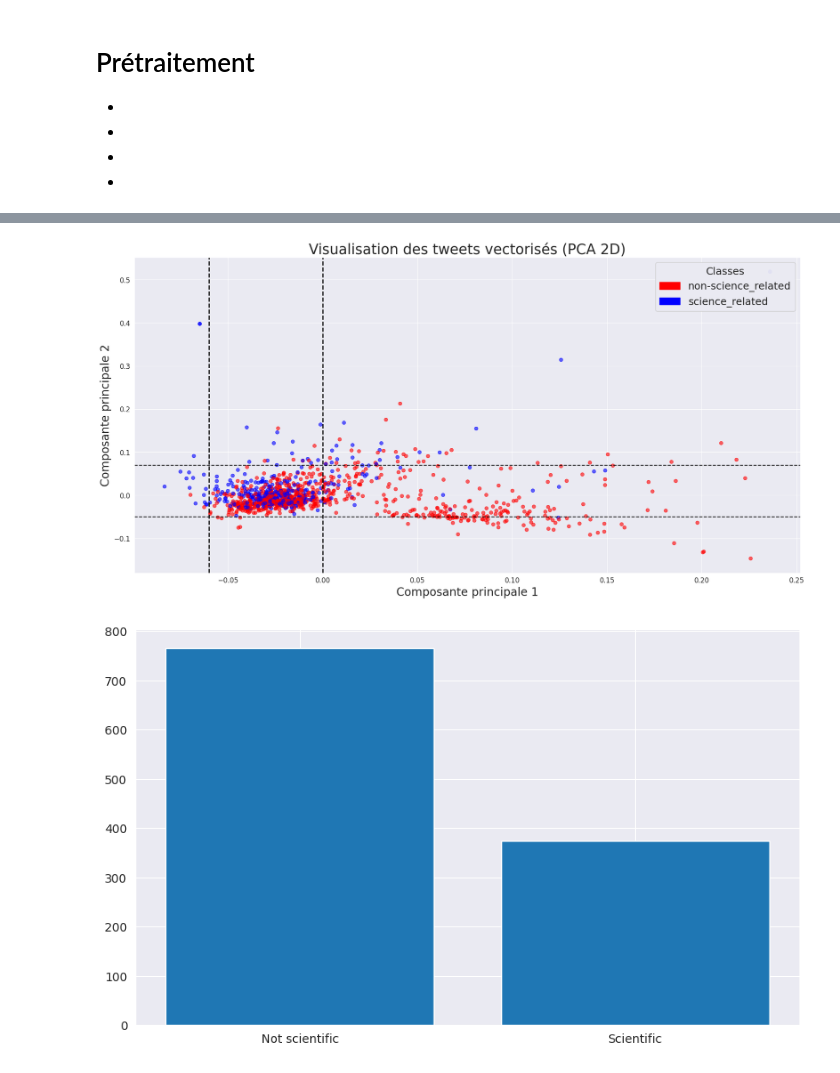
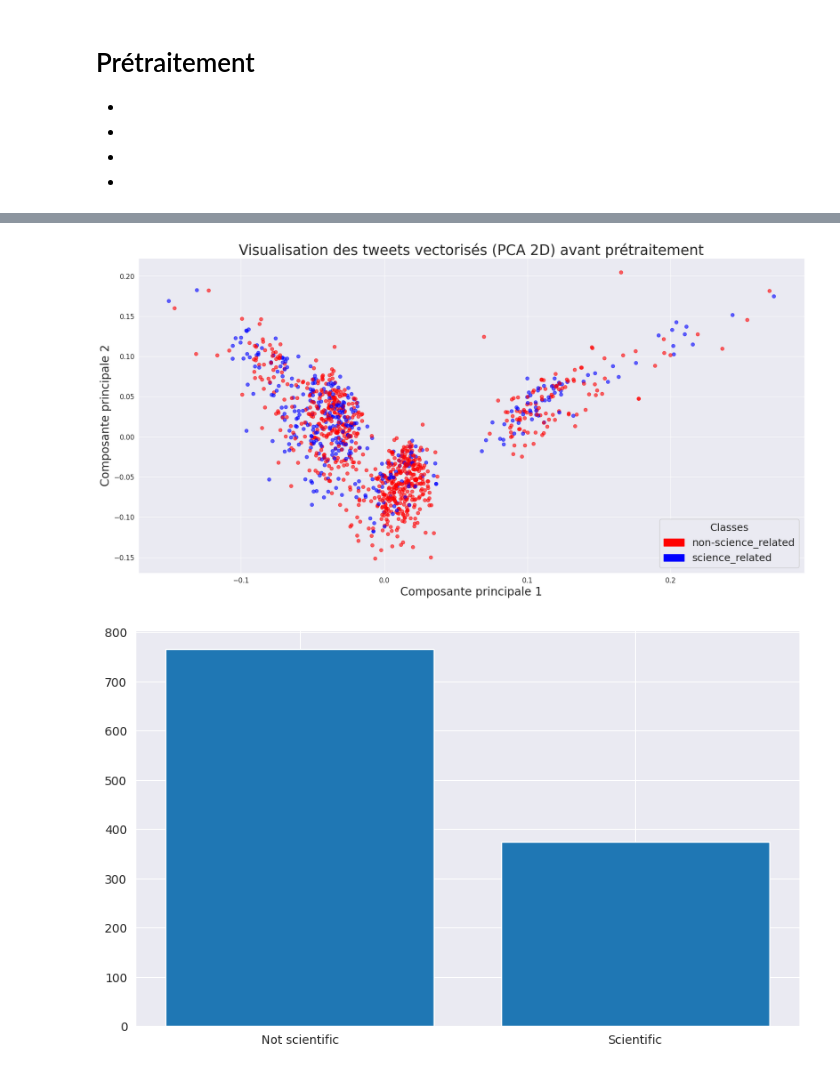
Before and after one commit to RaphaelRibes/machine-learning, a Jupyter notebook: Notebook-infos-pertinentes.ipynb, the cells around one changed output, grey strips where cells are left out. Cells and saved outputs as stored; diff of their text form; code cells hidden in the pictures.

```diff
--- a/Notebook-infos-pertinentes.ipynb
+++ b/Notebook-infos-pertinentes.ipynb
@@ -101,0 +62,25 @@ filtered_words = [[word for word in row if word not in mots_a_supprimer] for row
+# %%
+# Téléchargement des ressources NLTK
+#nltk.download('stopwords')
+#nltk.download('punkt')
+#nltk.download('wordnet')
+
+# Chargement des données
+file_path = 'scitweets_export.tsv'
+df = pd.read_csv(file_path, sep='\t')
+
+# Prétraitement du texte (identique à votre version)
+stop_words = set(stopwords.words('english'))
+custom_stop_words = {"http", "https", "rt", "co", "amp", "via"}
+#negations = {"not", "no", "nor", "neither", "never", "none"}
+stop_words.update(custom_stop_words)
+lemmatizer = WordNetLemmatizer()
+
+def preprocess_tweet(tweet):
+    tweet = re.sub(r"@\w+|\W", " ", tweet)
+    tweet = tweet.lower()
+    tokens = word_tokenize(tweet)
+    tokens = [lemmatizer.lemmatize(word) for word in tokens if word not in stop_words]
+    return " ".join(tokens)
+
+df['cleaned_text'] = df['text'].apply(preprocess_tweet)
@@ -133,7 +134,8 @@ def remake_sentences(sentence_list):
         phrase = ""
     return(sentence_join)
 # %%
-X = remake_sentences(filtered_words)  # Utiliser uniquement la colonne 'text' comme feature
+#X = remake_sentences(filtered_words)  # Utiliser uniquement la colonne 'text' comme feature
+X = df["text"]
 y_binary = df['science_related']  # Étiquette binaire (scientifique ou non)
 
 
@@ -157,40 +159,40 @@ X_pca = pca.fit_transform(X_vec.toarray())
 plt.figure(figsize=(21, 10))
 
 # SCATTERPLOT avec couleur en fonction des classes (y_binary)
 scatter = plt.scatter(X_pca[:, 0], X_pca[:, 1], c=y_binary, cmap=ListedColormap(['red', 'blue']), alpha=0.6)
 
 # LÉGENDE 1 : pour y_binary
 # Créer des étiquettes de couleur
 class_labels = {0: 'non-science_related', 1: 'science_related'}
 unique_classes = np.unique(y_binary)
 
 handles = [
     mpatches.Patch(color=scatter.cmap(scatter.norm(cls)), label=class_labels[cls])
     for cls in unique_classes
 ]
 
-legend1 = plt.legend(handles=handles, title='Classes', loc='upper right', prop={'size': 18}, title_fontsize=18)
+legend1 = plt.legend(handles=handles, title='Classes', loc='lower right', prop={'size': 18}, title_fontsize=18)
 plt.gca().add_artist(legend1)
 
 # Ajouter les lignes rouges (zones de découpe)
-v1 = plt.axvline(x=-0.06, color='black', linestyle='--', linewidth=2)
-v2 = plt.axvline(x=0, color='black', linestyle='--', linewidth=2)
-h1 = plt.axhline(y=0.07, color='black', linestyle='--')
-h2 = plt.axhline(y=-0.05, color='black', linestyle='--')
+#v1 = plt.axvline(x=-0.06, color='black', linestyle='--', linewidth=2)
+#v2 = plt.axvline(x=0, color='black', linestyle='--', linewidth=2)
+#h1 = plt.axhline(y=0.07, color='black', linestyle='--')
+#h2 = plt.axhline(y=-0.05, color='black', linestyle='--')
 
 
 
 # TITRES ET LABELS
-plt.title('Visualisation des tweets vectorisés (PCA 2D)', fontsize = 25)
+plt.title('Visualisation des tweets vectorisés (PCA 2D) avant prétraitement', fontsize = 25)
 plt.xlabel('Composante principale 1', fontsize = 20)
 plt.ylabel('Composante principale 2', fontsize = 20)
 
 plt.xticks(fontsize=12)
 plt.yticks(fontsize=12)
 
 plt.show()
 # %% [output]
-[figure, old version]
+[figure, new version]
 # %%
 %reset -f
 %clear
```
Also changed, not shown: parts of 23 cells of this notebook, 1 other file.
